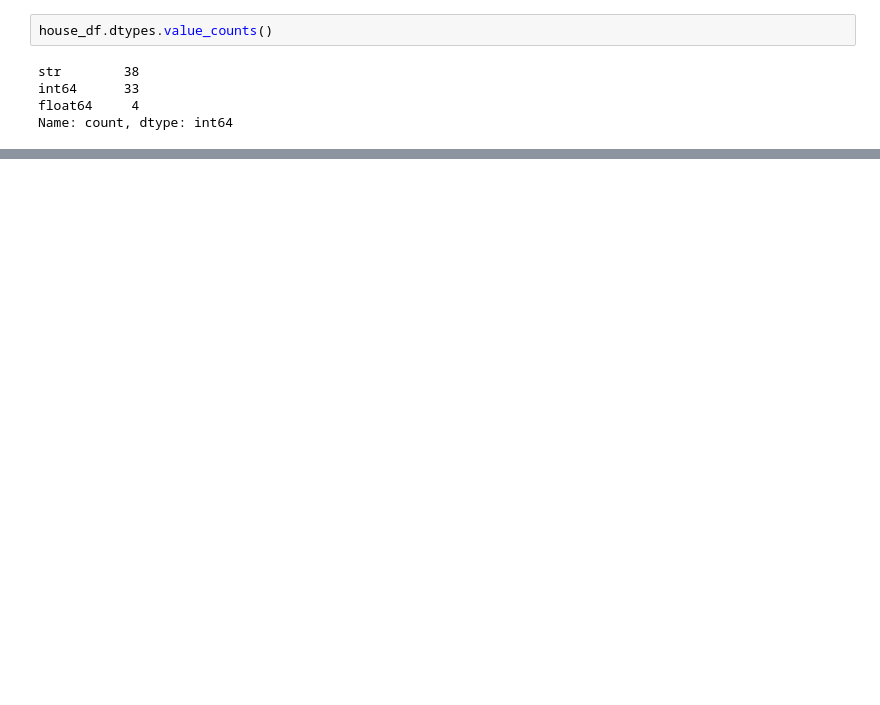
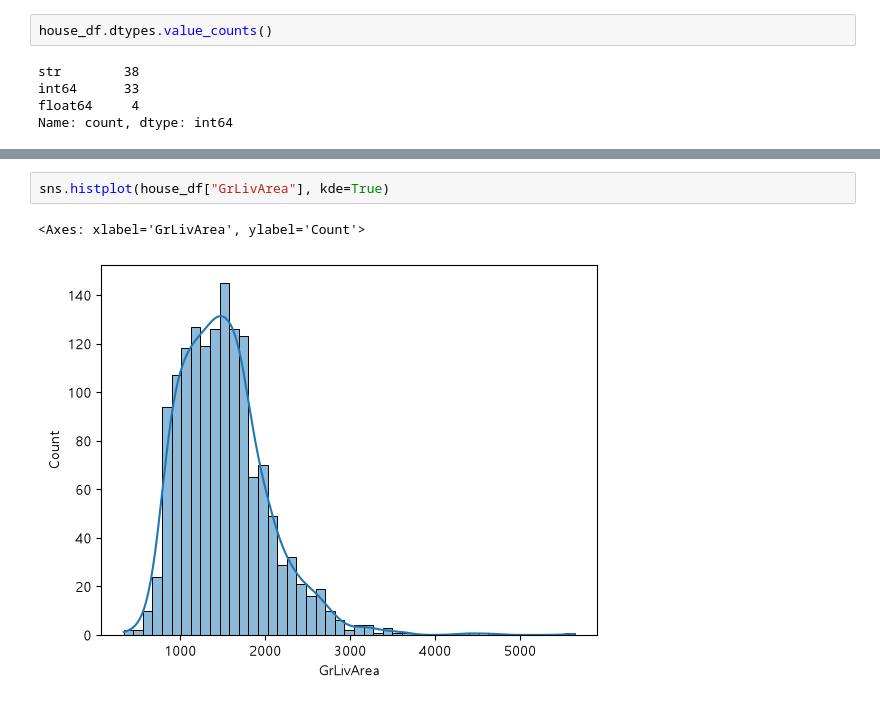
Before and after one commit to yunhoyom/bigdata_21st, a Jupyter notebook: big21/ml-dev/chap05/10 주택가격예측 고급기법.ipynb, the cells around one changed output, grey strips where cells are left out. Cells and saved outputs as stored; diff of their text form; blank space fills up the shorter version.

```diff
--- a/big21/ml-dev/chap05/10 주택가격예측 고급기법.ipynb
+++ b/big21/ml-dev/chap05/10 주택가격예측 고급기법.ipynb
@@ -187,0 +411,5 @@ Name: count, dtype: int64
+# %%
+sns.histplot(house_df["GrLivArea"], kde=True)
+# %% [output]
+<Axes: xlabel='GrLivArea', ylabel='Count'>
+[figure, added]
```
Also changed, not shown: parts of 33 cells of this notebook, 3 other files.
